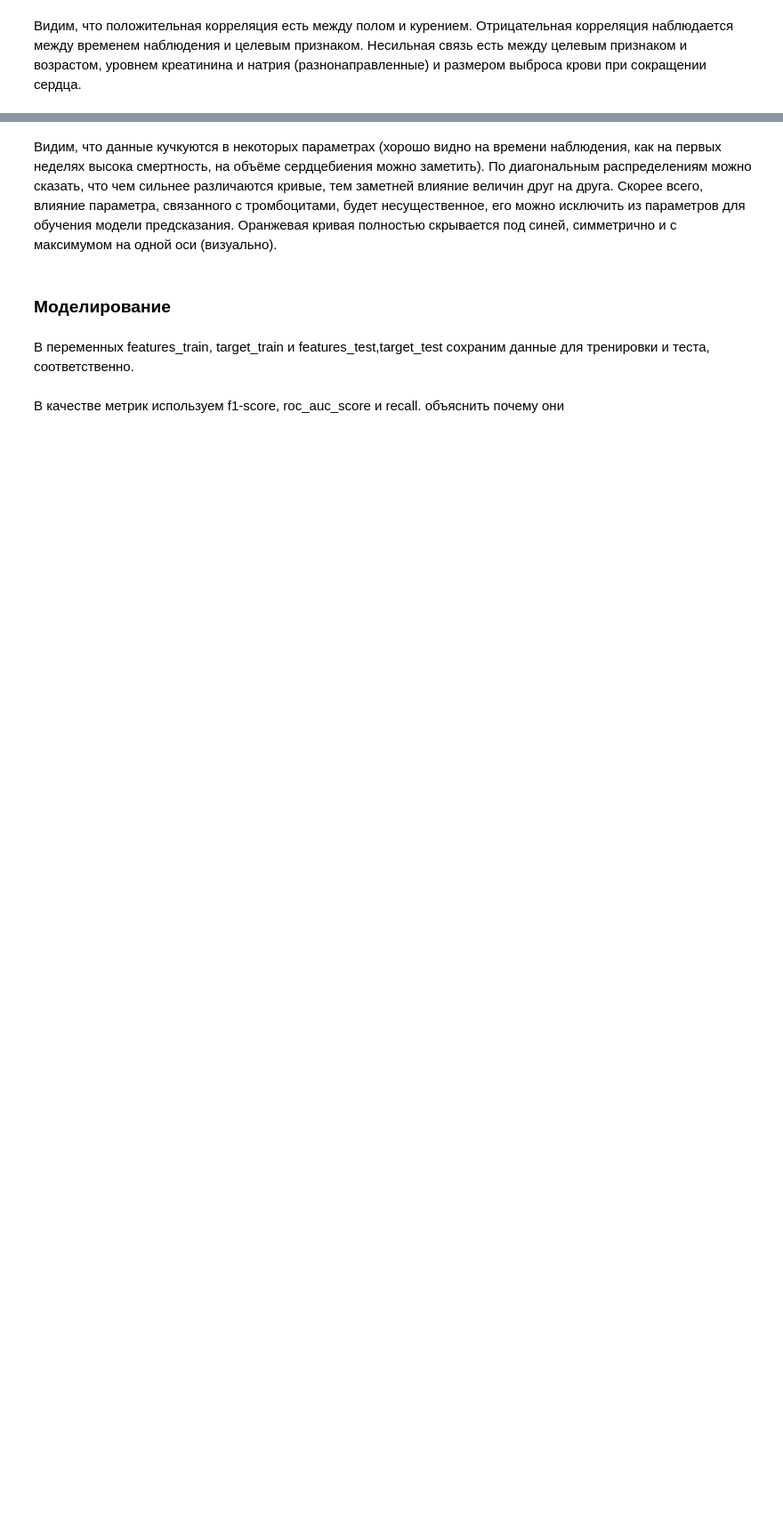
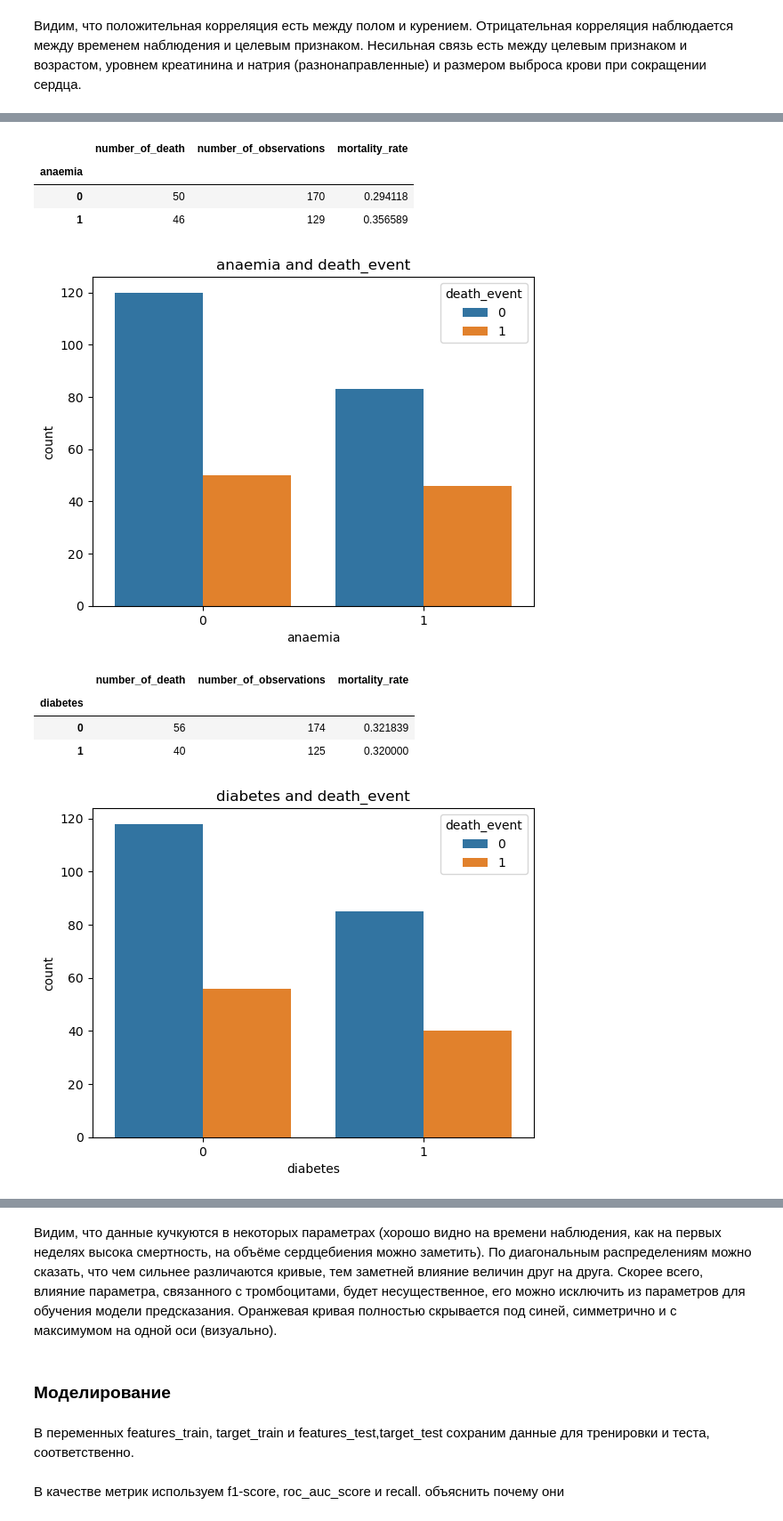
Before and after one commit to stusha-stu/Heart-Failure-Prediction-Project, a Jupyter notebook: heart_failure_clinical_records_predicting_death.ipynb, the cells around one changed output, grey strips where cells are left out. Shown at 89% size. Saved outputs shown, nothing was run; the diff lists cells and outputs as text; code cells hidden in the pictures; blank space fills up the shorter version.

```diff
--- a/heart_failure_clinical_records_predicting_death.ipynb
+++ b/heart_failure_clinical_records_predicting_death.ipynb
@@ -419,0 +211,22 @@ for i in range(len(list_of_numerical_features)):
+# %%
+list_of_categorical_features = ['anaemia', 'diabetes', 'high_blood_pressure', 'sex', 'smoking', 'death_event']
+for i in range(len(list_of_categorical_features)-1):
+    table = data.pivot_table(index=list_of_categorical_features[i], values='death_event', aggfunc=['sum','count'])
+    table.columns = ['number_of_death','number_of_observations']
+    table['mortality_rate'] = table['number_of_death']/table['number_of_observations']
+    display(table)
+    sns.countplot(x = data[list_of_categorical_features[i]],data=data, hue='death_event');
+    title = list_of_categorical_features[i] + ' and death_event'
+    plt.title(title)
+    plt.show()
+# %% [output]
+|  | number_of_death | number_of_observations | mortality_rate |
+| anaemia |  |  |  |
+| 0 | 50 | 170 | 0.294118 |
+| 1 | 46 | 129 | 0.356589 |
+[figure, added]
+|  | number_of_death | number_of_observations | mortality_rate |
+| diabetes |  |  |  |
+| 0 | 56 | 174 | 0.321839 |
+| 1 | 40 | 125 | 0.320000 |
+[figure, added]
```
Also changed, not shown: parts of 56 cells of this notebook, 4 other files.
